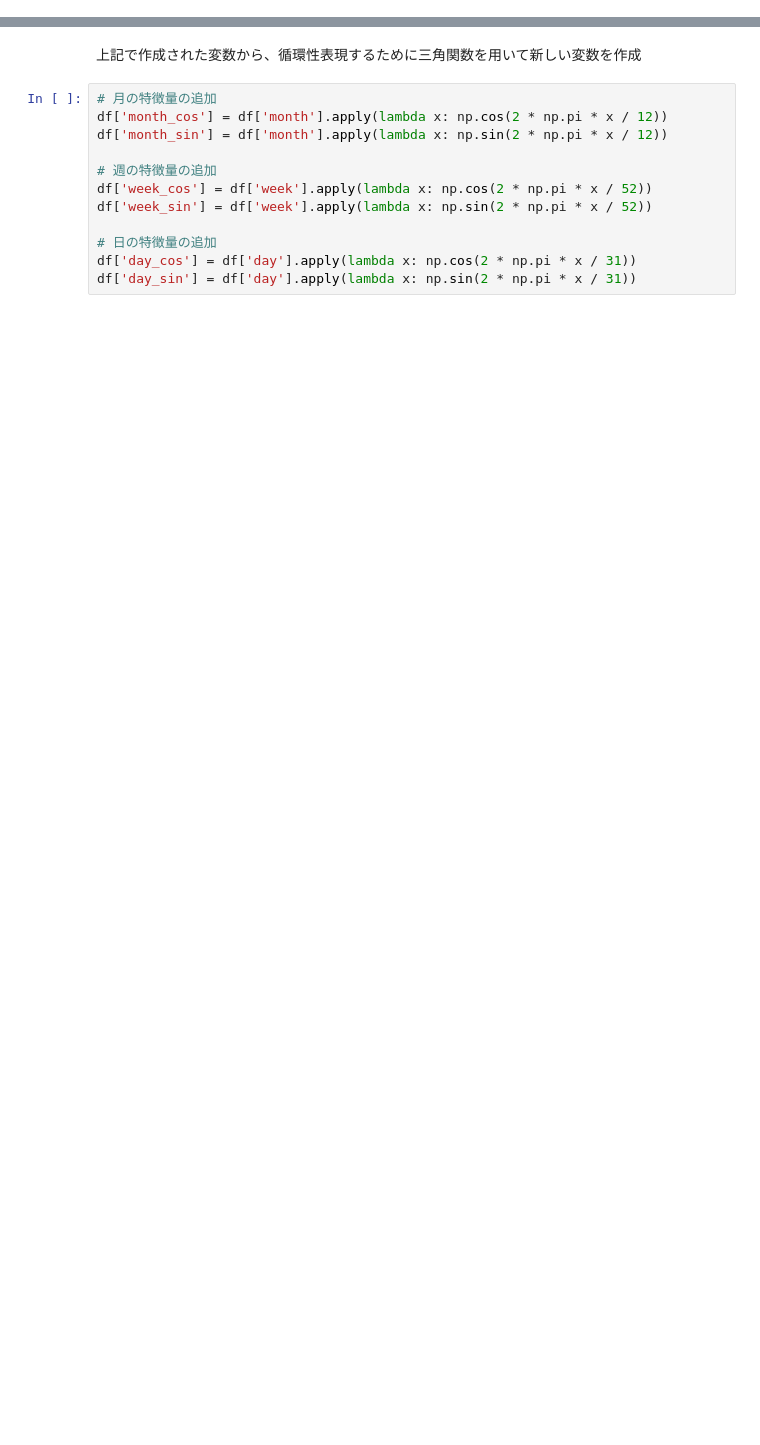
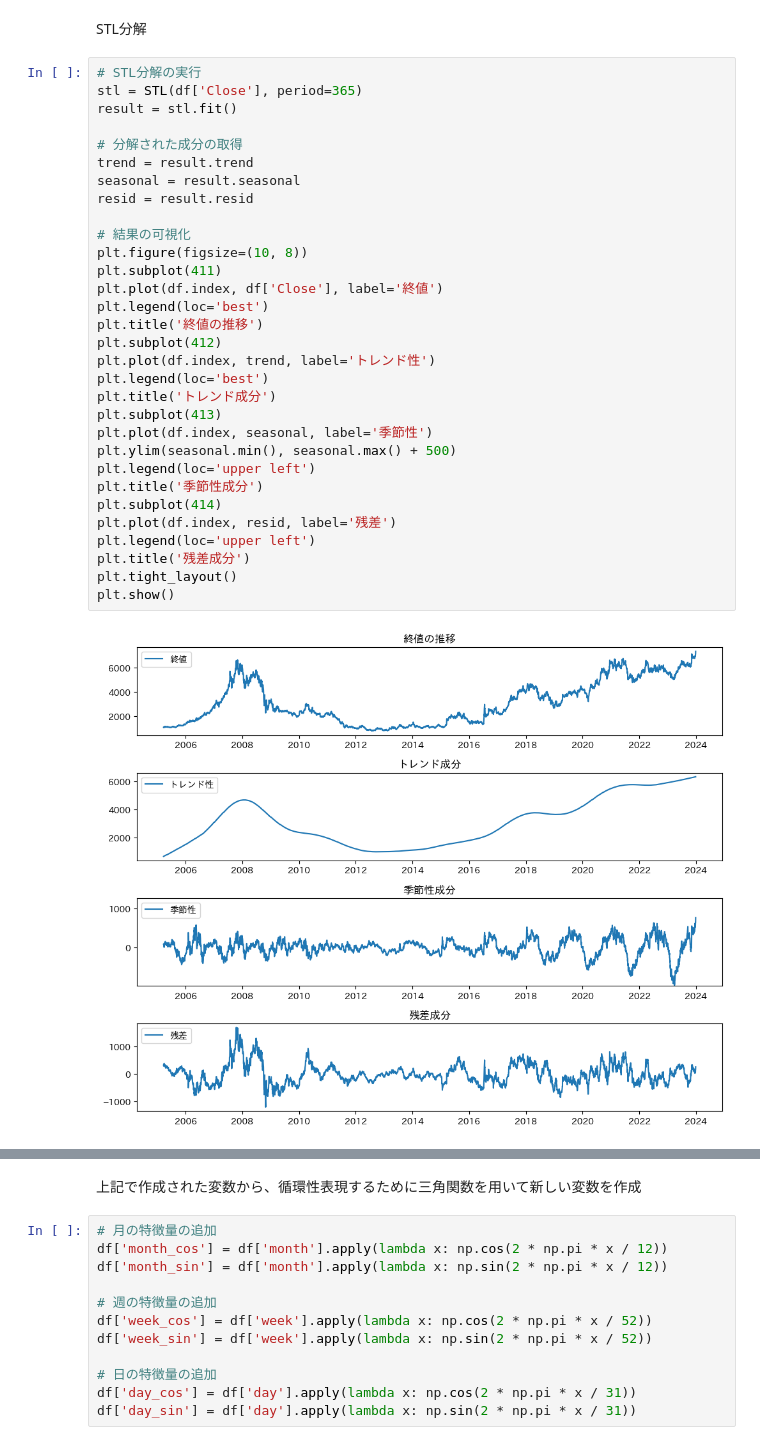
Before and after one commit to kamekame-1215/time-series-prediction, a Jupyter notebook: data/data_submission_before.ipynb, the cells around one changed output, grey strips where cells are left out. Cells and saved outputs as stored; diff of their text form; blank space fills up the shorter version.

```diff
--- a/data/data_submission_before.ipynb
+++ b/data/data_submission_before.ipynb
@@ -45,0 +80,35 @@ df['変化率 %'] = df['変化率 %'].str.replace('%', '').astype(float)
+# %% [markdown]
+STL分解
+# %%
+# STL分解の実行
+stl = STL(df['Close'], period=365)
+result = stl.fit()
+
+# 分解された成分の取得
+trend = result.trend
+seasonal = result.seasonal
+resid = result.resid
+
+# 結果の可視化
+plt.figure(figsize=(10, 8))
+plt.subplot(411)
+plt.plot(df.index, df['Close'], label='終値')
+plt.legend(loc='best')
+plt.title('終値の推移')
+plt.subplot(412)
+plt.plot(df.index, trend, label='トレンド性')
+plt.legend(loc='best')
+plt.title('トレンド成分')
+plt.subplot(413)
+plt.plot(df.index, seasonal, label='季節性')
+plt.ylim(seasonal.min(), seasonal.max() + 500)
+plt.legend(loc='upper left')
+plt.title('季節性成分')
+plt.subplot(414)
+plt.plot(df.index, resid, label='残差')
+plt.legend(loc='upper left')
+plt.title('残差成分')
+plt.tight_layout()
+plt.show()
+# %% [output]
+[figure, added]
```
Also changed, not shown: parts of 26 cells of this notebook, 1 other file.
